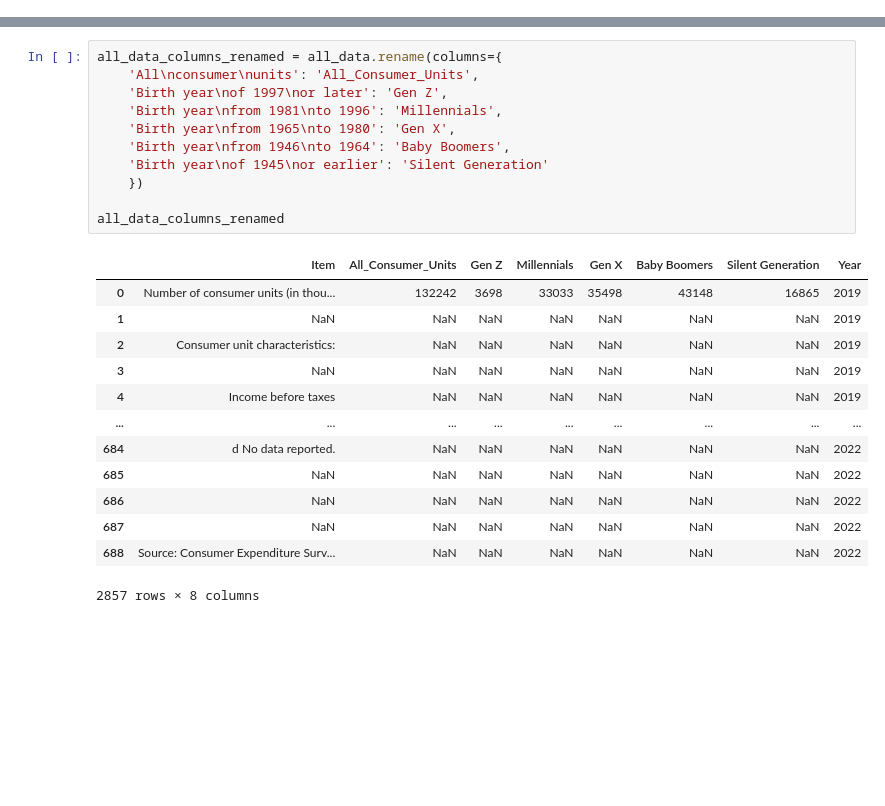
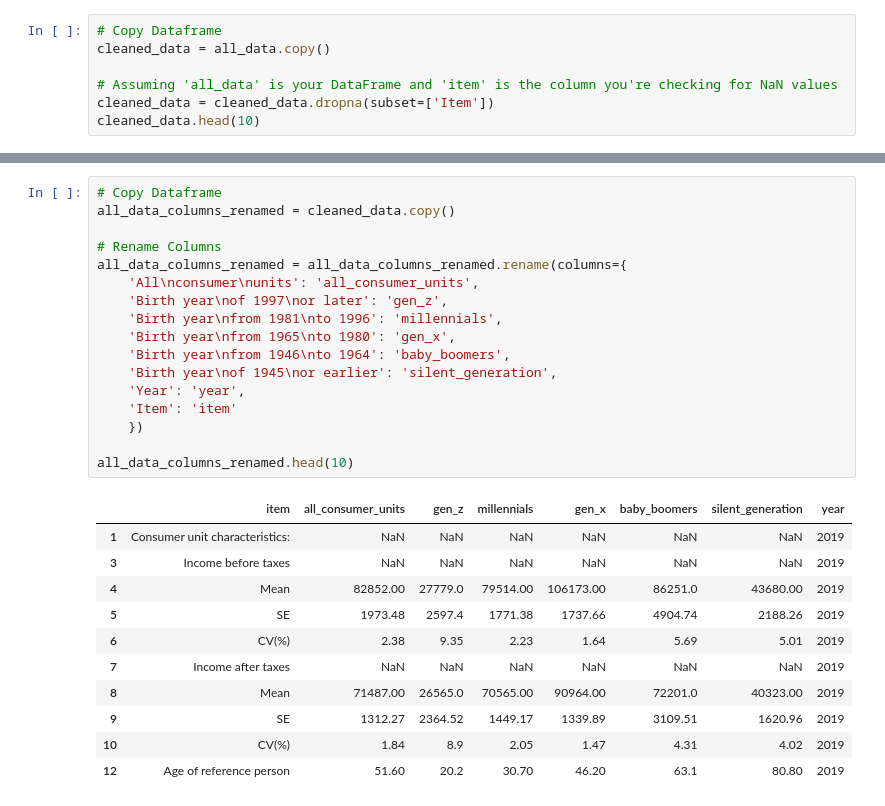
Before and after one commit to alison-love/16-17-Millennial_Murder_Mystery, a Jupyter notebook: MMM.ipynb, the cells around one changed output, grey strips where cells are left out. Drawn from its saved outputs; the diff is of its cells as text; blank space fills up the shorter version.

Commit message:
Updated Jupyter_Data-Cleaning

```diff
--- a/MMM.ipynb
+++ b/MMM.ipynb
@@ -41,0 +61,7 @@ all_data
+# %%
+# Copy Dataframe
+cleaned_data = all_data.copy()
+
+# Assuming 'all_data' is your DataFrame and 'item' is the column you're checking for NaN values
+cleaned_data = cleaned_data.dropna(subset=['Item'])
+cleaned_data.head(10)
@@ -42,26 +80,30 @@ all_data
 # %%
-all_data_columns_renamed = all_data.rename(columns={
-    'All\nconsumer\nunits': 'All_Consumer_Units',
-    'Birth year\nof 1997\nor later': 'Gen Z',
-    'Birth year\nfrom 1981\nto 1996': 'Millennials',
-    'Birth year\nfrom 1965\nto 1980': 'Gen X',
-    'Birth year\nfrom 1946\nto 1964': 'Baby Boomers',
-    'Birth year\nof 1945\nor earlier': 'Silent Generation'
+# Copy Dataframe
+all_data_columns_renamed = cleaned_data.copy()
+
+# Rename Columns
+all_data_columns_renamed = all_data_columns_renamed.rename(columns={
+    'All\nconsumer\nunits': 'all_consumer_units',
+    'Birth year\nof 1997\nor later': 'gen_z',
+    'Birth year\nfrom 1981\nto 1996': 'millennials',
+    'Birth year\nfrom 1965\nto 1980': 'gen_x',
+    'Birth year\nfrom 1946\nto 1964': 'baby_boomers',
+    'Birth year\nof 1945\nor earlier': 'silent_generation',
+    'Year': 'year',
+    'Item': 'item'
     })
 
-all_data_columns_renamed
+all_data_columns_renamed.head(10)
 # %% [output]
-|  | Item | All_Consumer_Units | Gen Z | Millennials | Gen X | Baby Boomers | Silent Generation | Year |
-| 0 | Number of consumer units (in thou... | 132242 | 3698 | 33033 | 35498 | 43148 | 16865 | 2019 |
-| 1 | NaN | NaN | NaN | NaN | NaN | NaN | NaN | 2019 |
-| 2 | Consumer unit characteristics: | NaN | NaN | NaN | NaN | NaN | NaN | 2019 |
-| 3 | NaN | NaN | NaN | NaN | NaN | NaN | NaN | 2019 |
-| 4 | Income before taxes | NaN | NaN | NaN | NaN | NaN | NaN | 2019 |
-| ... | ... | ... | ... | ... | ... | ... | ... | ... |
-| 684 | d No data reported. | NaN | NaN | NaN | NaN | NaN | NaN | 2022 |
-| 685 | NaN | NaN | NaN | NaN | NaN | NaN | NaN | 2022 |
-| 686 | NaN | NaN | NaN | NaN | NaN | NaN | NaN | 2022 |
-| 687 | NaN | NaN | NaN | NaN | NaN | NaN | NaN | 2022 |
-| 688 | Source: Consumer Expenditure Surv... | NaN | NaN | NaN | NaN | NaN | NaN | 2022 |
+|  | item | all_consumer_units | gen_z | millennials | gen_x | baby_boomers | silent_generation | year |
+| 1 | Consumer unit characteristics: | NaN | NaN | NaN | NaN | NaN | NaN | 2019 |
+| 3 | Income before taxes | NaN | NaN | NaN | NaN | NaN | NaN | 2019 |
+| 4 | Mean | 82852.00 | 27779.0 | 79514.00 | 106173.00 | 86251.0 | 43680.00 | 2019 |
+| 5 | SE | 1973.48 | 2597.4 | 1771.38 | 1737.66 | 4904.74 | 2188.26 | 2019 |
+| 6 | CV(%) | 2.38 | 9.35 | 2.23 | 1.64 | 5.69 | 5.01 | 2019 |
+| 7 | Income after taxes | NaN | NaN | NaN | NaN | NaN | NaN | 2019 |
+| 8 | Mean | 71487.00 | 26565.0 | 70565.00 | 90964.00 | 72201.0 | 40323.00 | 2019 |
+| 9 | SE | 1312.27 | 2364.52 | 1449.17 | 1339.89 | 3109.51 | 1620.96 | 2019 |
+| 10 | CV(%) | 1.84 | 8.9 | 2.05 | 1.47 | 4.31 | 4.02 | 2019 |
+| 12 | Age of reference person | 51.60 | 20.2 | 30.70 | 46.20 | 63.1 | 80.80 | 2019 |
-2857 rows × 8 columns
 # %%
```
Also changed, not shown: parts of 27 cells of this notebook.
